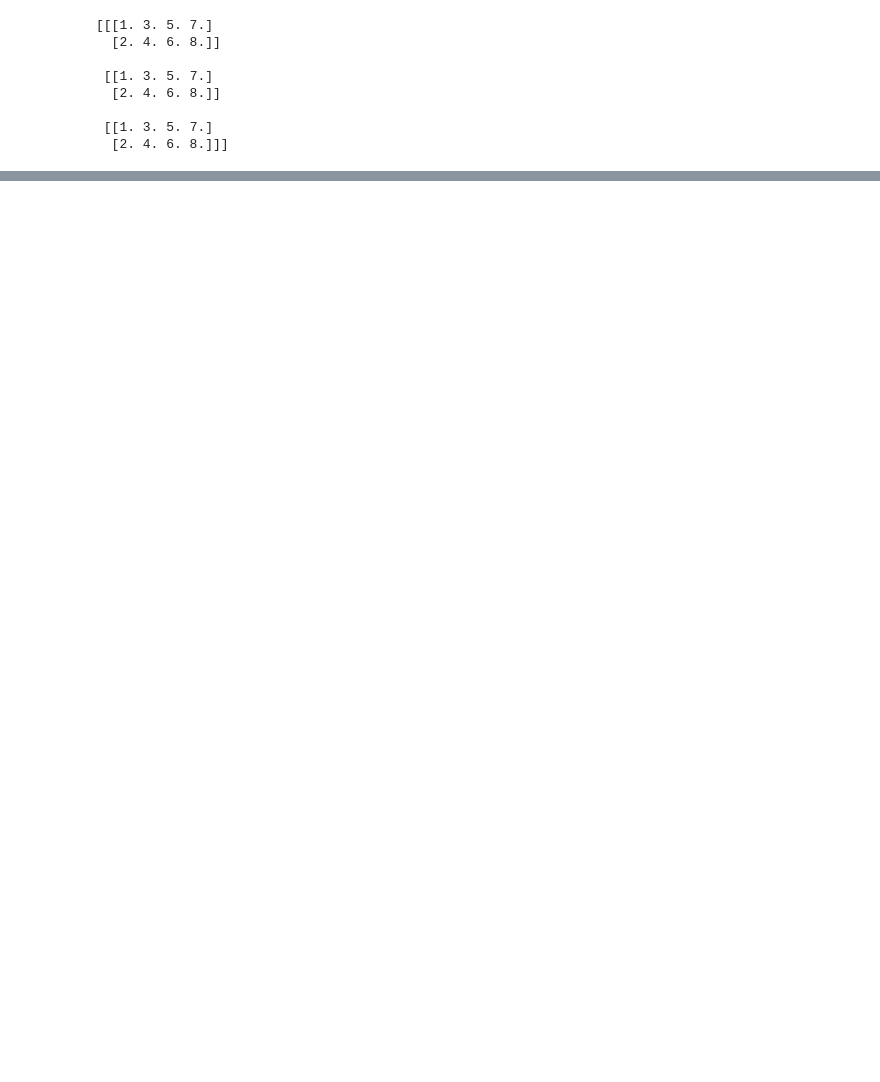
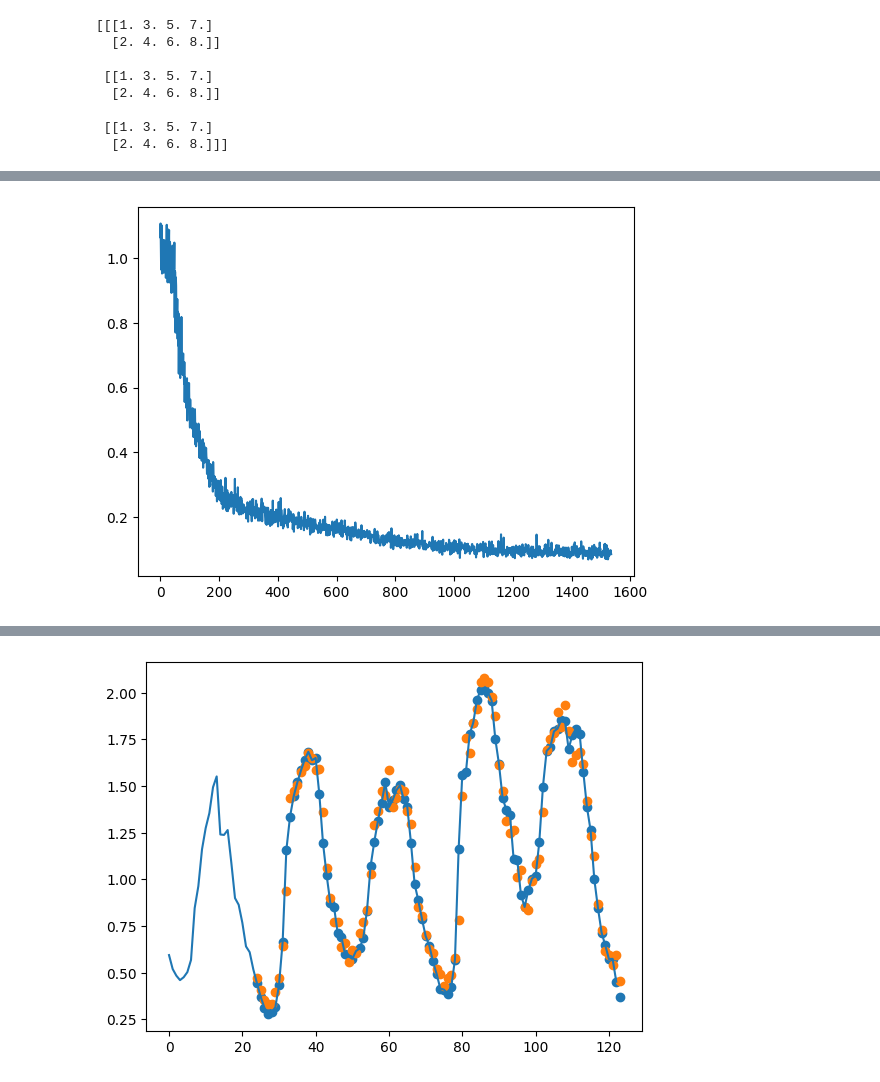
Before and after one commit to alexandrugris/collabs, a Jupyter notebook: timeseries-pytorch.ipynb, the cells around one changed output, grey strips where cells are left out. Saved outputs shown, nothing was run; the diff lists cells and outputs as text; code cells hidden in the pictures; blank space fills up the shorter version.

Commit message:
LSTM regressor and major speedup

```diff
--- a/timeseries-pytorch.ipynb
+++ b/timeseries-pytorch.ipynb
@@ -607,3 +600,31 @@ print(x.numpy())
 
  [[1. 3. 5. 7.]
   [2. 4. 6. 8.]]]
+# %%
+class LSTMRegressor(nn.Module):
+    def __init__(self, input_size, target_size):
+        super().__init__()
+
+        self.lstm = nn.LSTM(
+            input_size=input_size,
+            hidden_size=input_size * 2,
+            num_layers = 4,
+            batch_first = True)
+
+        self.input_size = input_size # number of channels
+
+        self.linear = nn.Linear(input_size * 2, target_size)
+
+    def forward(self, x):
+
+        seq_len = int(x.shape[1] / self.input_size)
+        x = torch.reshape(x, (x.shape[0], seq_len, self.input_size)).permute(0, 1, 2)
+        ret_lstm, (hn, cn) = self.lstm(x)
+        lin_input = ret_lstm[:, -1, :] # take the last output from the sequence
+        return self.linear(lin_input)
+
+
+t, v, tt = make_loaders(24, 1, 1)
+model = LSTMRegressor(input_size=t.dataset.count_channels(), target_size=t.dataset.get_target_size()).to(device)
+print(model)
+print("Total params: ", sum(p.numel() for p in model.parameters() if p.requires_grad))
@@ -609,0 +640,5 @@ print(x.numpy())
+# %%
+model = create_trainer(t, model, 5)()
+eval(model, t, v, tt)
+v.dataset.plot_prediction(range(0, 100), "T (degC)", model)
+# %% [output]
@@ -609,0 +662 @@ print(x.numpy())
+[figure, added]
@@ -609,0 +666 @@ print(x.numpy())
+[figure, added]
```
Also changed, not shown: parts of 9 cells of this notebook, 4 other files.
